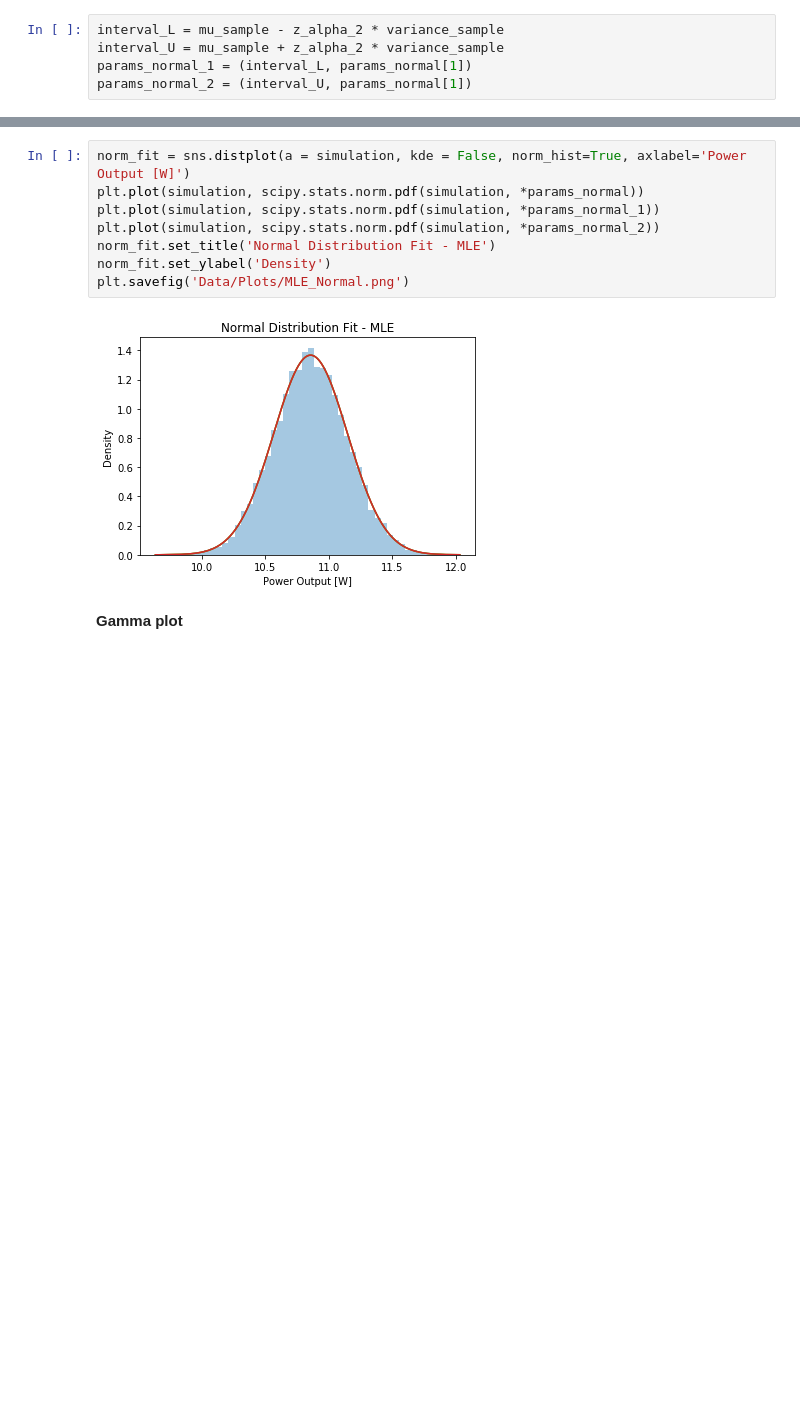
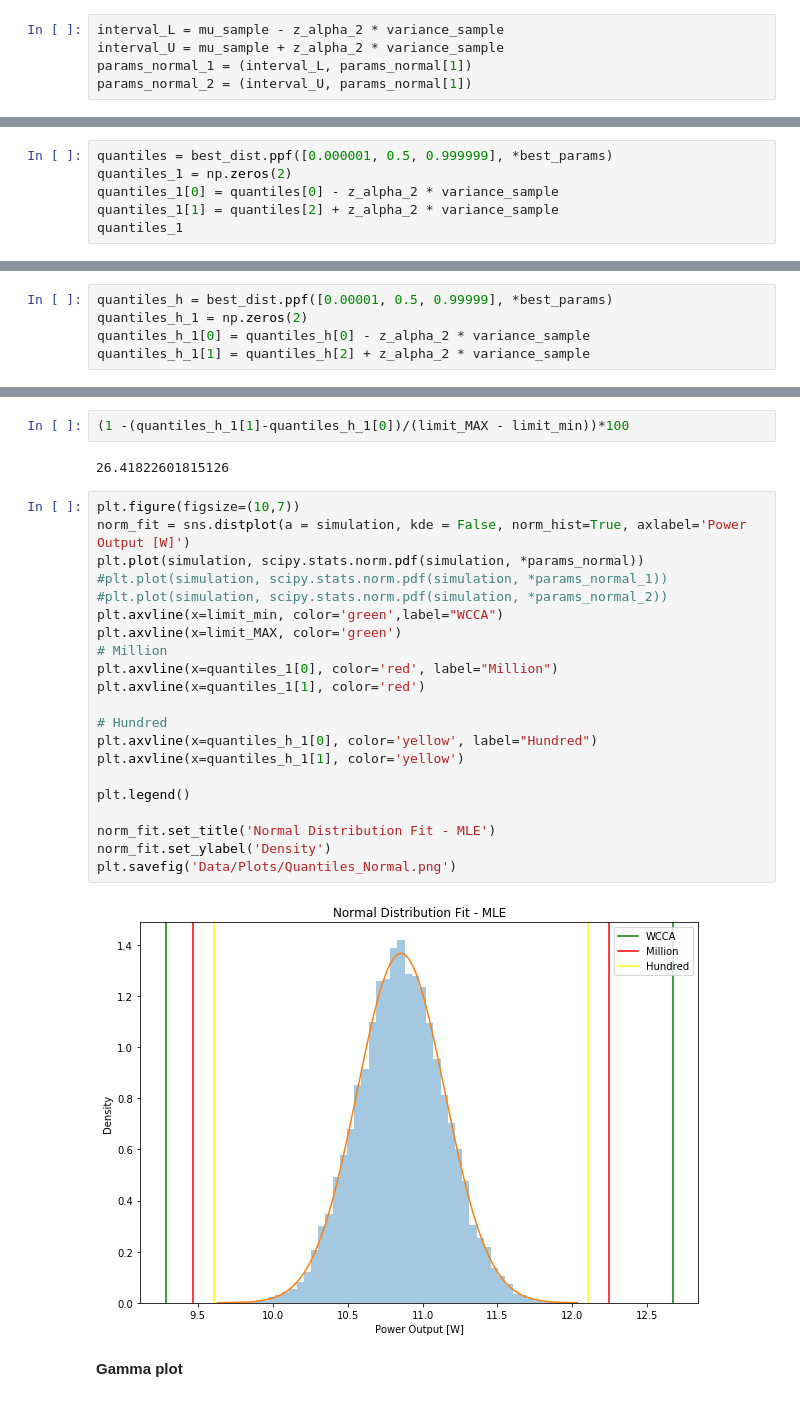
Before and after one commit to oriolgarrobe/Thesis, a Jupyter notebook: Max_likelihood.ipynb, the cells around one changed output, grey strips where cells are left out. Saved outputs shown, nothing was run; the diff lists cells and outputs as text; blank space fills up the shorter version.

Commit message:
variance sample + simulate tails

```diff
--- a/Max_likelihood.ipynb
+++ b/Max_likelihood.ipynb
@@ -112,0 +115,6 @@ params_normal_2 = (interval_U, params_normal[1])
+# %%
+quantiles = best_dist.ppf([0.000001, 0.5, 0.999999], *best_params)
+quantiles_1 = np.zeros(2)
+quantiles_1[0] = quantiles[0] - z_alpha_2 * variance_sample
+quantiles_1[1] = quantiles[2] + z_alpha_2 * variance_sample
+quantiles_1
@@ -112,0 +123,5 @@ params_normal_2 = (interval_U, params_normal[1])
+# %%
+quantiles_h = best_dist.ppf([0.00001, 0.5, 0.99999], *best_params)
+quantiles_h_1 = np.zeros(2)
+quantiles_h_1[0] = quantiles_h[0] - z_alpha_2 * variance_sample
+quantiles_h_1[1] = quantiles_h[2] + z_alpha_2 * variance_sample
@@ -113,13 +148,30 @@ params_normal_2 = (interval_U, params_normal[1])
+# %%
+(1 -(quantiles_h_1[1]-quantiles_h_1[0])/(limit_MAX - limit_min))*100
+# %% [output]
+26.41822601815126
 # %%
+plt.figure(figsize=(10,7))
 norm_fit = sns.distplot(a = simulation, kde = False, norm_hist=True, axlabel='Power Output [W]')
 plt.plot(simulation, scipy.stats.norm.pdf(simulation, *params_normal))
-plt.plot(simulation, scipy.stats.norm.pdf(simulation, *params_normal_1))
-plt.plot(simulation, scipy.stats.norm.pdf(simulation, *params_normal_2))
+#plt.plot(simulation, scipy.stats.norm.pdf(simulation, *params_normal_1))
+#plt.plot(simulation, scipy.stats.norm.pdf(simulation, *params_normal_2))
+plt.axvline(x=limit_min, color='green',label="WCCA")
+plt.axvline(x=limit_MAX, color='green')
+# Million
+plt.axvline(x=quantiles_1[0], color='red', label="Million")
+plt.axvline(x=quantiles_1[1], color='red')
+
+# Hundred
+plt.axvline(x=quantiles_h_1[0], color='yellow', label="Hundred")
+plt.axvline(x=quantiles_h_1[1], color='yellow')
+
+plt.legend()
+
 norm_fit.set_title('Normal Distribution Fit - MLE')
 norm_fit.set_ylabel('Density')
-plt.savefig('Data/Plots/MLE_Normal.png')
+plt.savefig('Data/Plots/Quantiles_Normal.png')
 # %% [output]
-[figure, old version]
+[figure, new version]
 # %% [markdown]
 **Gamma plot**
 # %%
```
Also changed, not shown: parts of 10 cells of this notebook, 6 other files.
